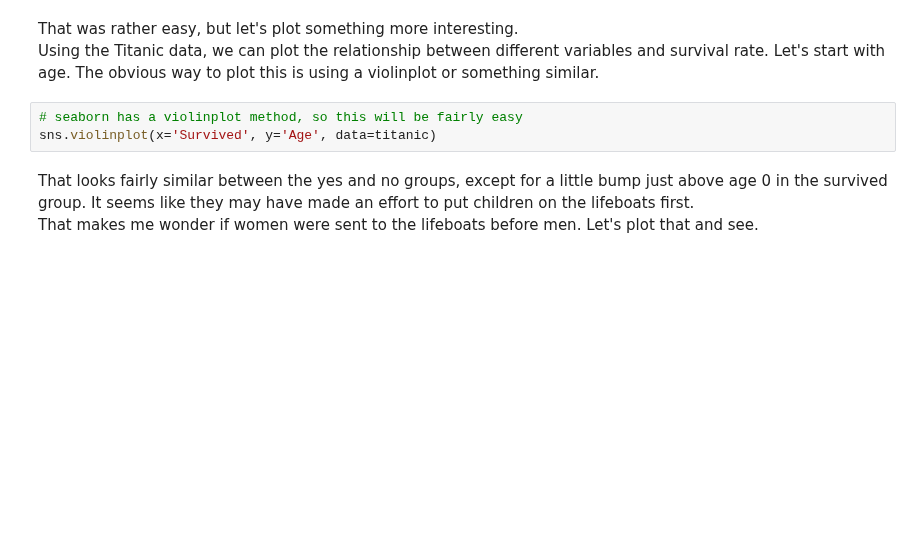
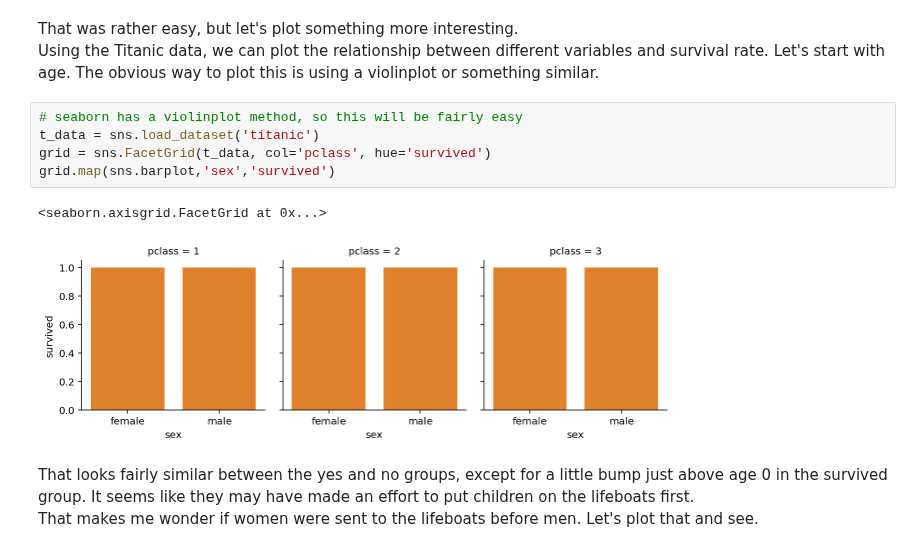
Before and after one commit to mpi-python/mpi-python-intro, a Jupyter notebook: Session4/Session4.ipynb, the cells around one changed output. Cells and saved outputs as stored; diff of their text form; blank space fills up the shorter version.

```diff
--- a/Session4/Session4.ipynb
+++ b/Session4/Session4.ipynb
@@ -238,7 +438,12 @@ That was rather easy, but let's plot something more interesting.
 Using the Titanic data, we can plot the relationship between different variables and survival rate. Let's start with age. The obvious way to plot this is using a violinplot or something similar.
 # %%
 # seaborn has a violinplot method, so this will be fairly easy
-sns.violinplot(x='Survived', y='Age', data=titanic)
+t_data = sns.load_dataset('titanic')
+grid = sns.FacetGrid(t_data, col='pclass', hue='survived')
+grid.map(sns.barplot,'sex','survived')
+# %% [output]
+<seaborn.axisgrid.FacetGrid at 0x...>
+[figure, added]
 # %% [markdown]
 That looks fairly similar between the yes and no groups, except for a little bump just above age 0 in the survived group. It seems like they may have made an effort to put children on the lifeboats first.
 That makes me wonder if women were sent to the lifeboats before men. Let's plot that and see.
```
Also changed, not shown: parts of 38 cells of this notebook, 1 other file.
